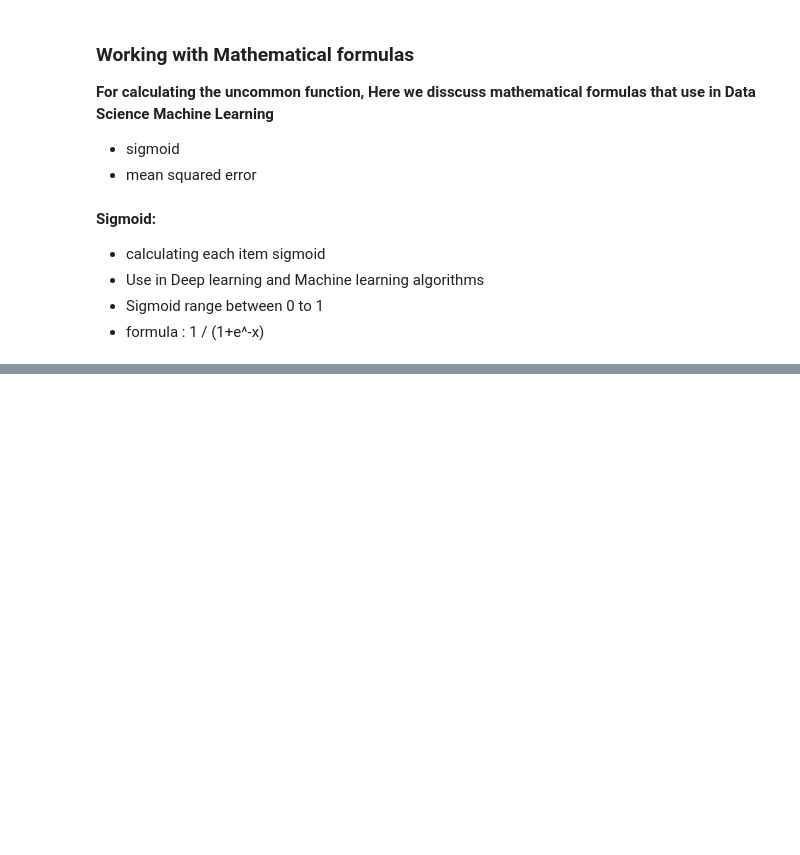
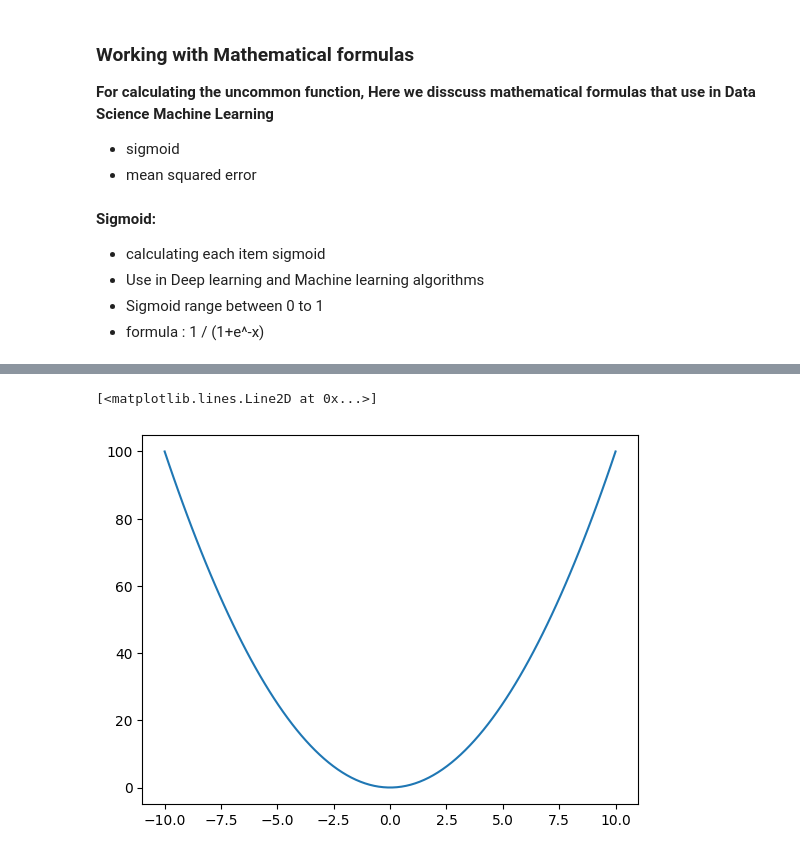
Before and after one commit to akashpagi/NUMPY-LIBRARY-FOR-DATA-SCIENCE, a Jupyter notebook: SESSION 14 - Advanced Numpy.ipynb, the cells around one changed output, grey strips where cells are left out. Drawn from its saved outputs; the diff is of its cells as text; code cells hidden in the pictures; blank space fills up the shorter version.

```diff
--- a/SESSION 14 - Advanced Numpy.ipynb
+++ b/SESSION 14 - Advanced Numpy.ipynb
@@ -386,0 +339,11 @@ b : [1. 2. 3. 4. 5.]
+# %%
+# parabola
+# The shape of this graph is a parabola.
+# y = x^2
+x = np.linspace(-10,10,100)
+# applying scalar operation on x
+y = x**2 # each element of x is square
+plt.plot(x,y)
+# %% [output]
+[<matplotlib.lines.Line2D at 0x...>]
+[figure, added]
```
Also changed, not shown: parts of 27 cells of this notebook.
